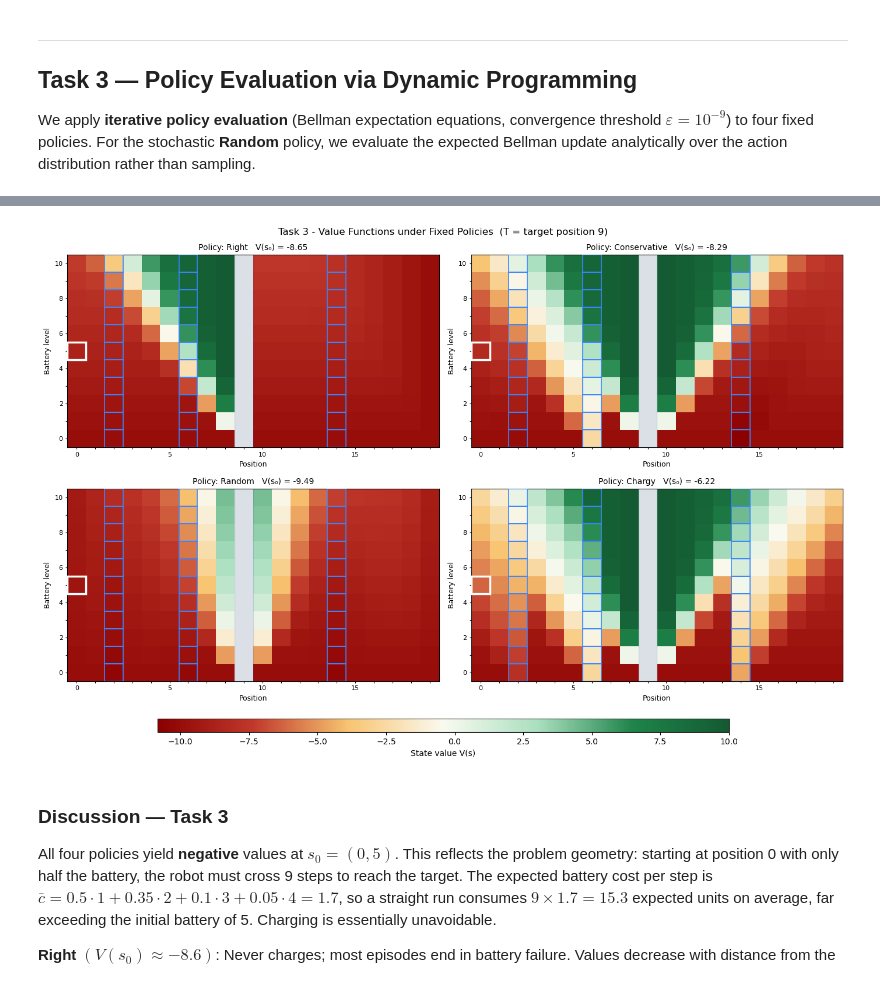
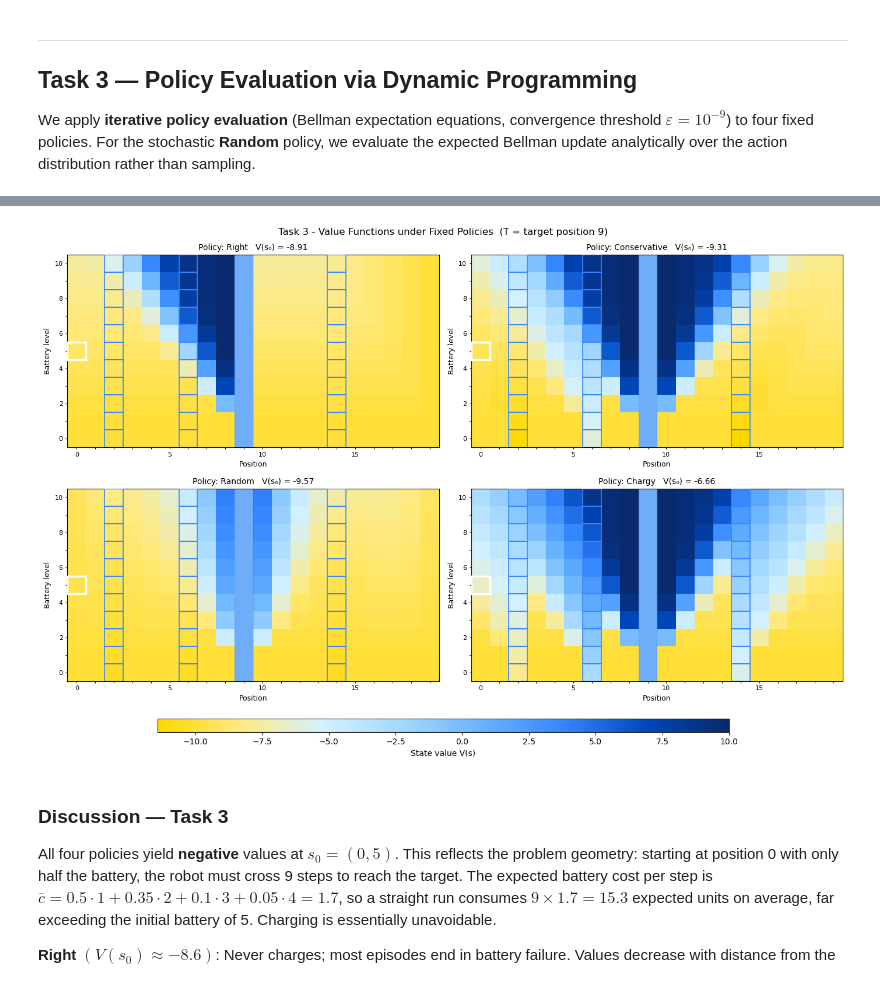
Before and after one commit to Siradmehr/ATML, a Jupyter notebook: rl_project_.ipynb, the cells around one changed output, grey strips where cells are left out. Saved outputs shown, nothing was run; the diff lists cells and outputs as text; code cells hidden in the pictures.

```diff
--- a/rl_project_.ipynb
+++ b/rl_project_.ipynb
@@ -108,7 +108,6 @@ class DeliveryRobotEnv:
 
     @property
     def states(self):
-        """All non-terminal (position, battery) states."""
         return [(p, b)
                 for p in range(self.n)
                 for b in range(self.M + 1)]
@@ -142,7 +141,7 @@ class DeliveryRobotEnv:
 
         transitions = []
         for cost, prob in zip(self.CHARGE_COST_VALUES, self.CHARGE_COST_PROBS):
-            if bat < cost:
+            if bat <= cost:
                 transitions.append((prob, self.REWARD_PENALTY, None))
             elif new_pos == self.target:
                 transitions.append((prob, self.REWARD_DELIVERY, None))
@@ -484,8 +524,19 @@ def plot_value_heatmap(V, env, title, ax, vmin, vmax):
     for (p, b), v in V.items():
         grid[b, p] = v
 
+    # Changed to yellow → blue colormap (low = yellow, high = dark blue)
     cmap = matplotlib.colors.LinearSegmentedColormap.from_list(
-        'rv', ['#8B0000','#C0392B','#F8C471','#FAFAF0','#A9DFBF','#1E8449','#145A32'])
+        'yb',
+        ['#FFD700',        # bright yellow / gold
+         '#FFEA80',        # light yellow
+         '#D4F1FF',        # very light blue
+         '#A3D8FF',
+         '#66B2FF',
+         '#3385FF',
+         '#0047BB',        # strong blue
+         '#0A2A6E']         # dark navy blue
+    )
+
     im = ax.imshow(grid, origin='lower', aspect='auto', cmap=cmap, vmin=vmin, vmax=vmax)
 
     # Charging station column borders
@@ -495,7 +546,7 @@ def plot_value_heatmap(V, env, title, ax, vmin, vmax):
                 (c - 0.5, b - 0.5), 1, 1,
                 fill=False, edgecolor='#3A86FF', lw=1.2, zorder=3))
 
-    # Target column tint
+    # Target column tint (kept subtle purple-blue, but you can change to e.g. '#FFFF99' for pale yellow)
     ax.add_patch(plt.Rectangle(
         (env.target - 0.5, -0.5), 1, env.M + 1,
         color='#4444CC', alpha=0.12, zorder=2))
@@ -505,34 +556,35 @@ def plot_value_heatmap(V, env, title, ax, vmin, vmax):
     ax.add_patch(plt.Rectangle(
         (s0p - 0.5, s0b - 0.5), 1, 1,
         fill=False, edgecolor='white', lw=2.5, zorder=4))
 
     v0 = V[(s0p, s0b)]
     ax.set_title(f'{title}   V(s₀) = {v0:.2f}', fontsize=10, pad=6)
     ax.set_xlabel('Position', fontsize=9)
     ax.set_ylabel('Battery level', fontsize=9)
     ax.set_xticks(range(env.n))
     ax.set_xticklabels([str(i) if i % 5 == 0 else '' for i in range(env.n)], fontsize=8)
     ax.set_yticks(range(env.M + 1))
     ax.set_yticklabels([str(b) if b % 2 == 0 else '' for b in range(env.M + 1)], fontsize=8)
     ax.tick_params(length=2)
     return im
 
+
 all_vals = [v for V in policies_dp.values() for v in V.values()]
 vmin, vmax = min(all_vals), max(all_vals)
 
 fig, axes = plt.subplots(2, 2, figsize=(14, 9))
 for ax, (name, V) in zip(axes.flatten(), policies_dp.items()):
     im = plot_value_heatmap(V, env, f'Policy: {name}', ax, vmin, vmax)
 
 fig.suptitle('Task 3 - Value Functions under Fixed Policies  (T = target position 9)', fontsize=12)
 plt.tight_layout(rect=[0, 0.06, 1, 1])  # leave space at the bottom for the colorbar
 
 cbar_ax = fig.add_axes([0.15, 0.02, 0.7, 0.025])  # [left, bottom, width, height]
 fig.colorbar(im, cax=cbar_ax, orientation='horizontal', label='State value V(s)')
 
 plt.show()
 # %% [output]
-[figure, old version]
+[figure, new version]
 # %% [markdown]
 ### Discussion — Task 3
 
```
Also changed, not shown: parts of 9 cells of this notebook.
